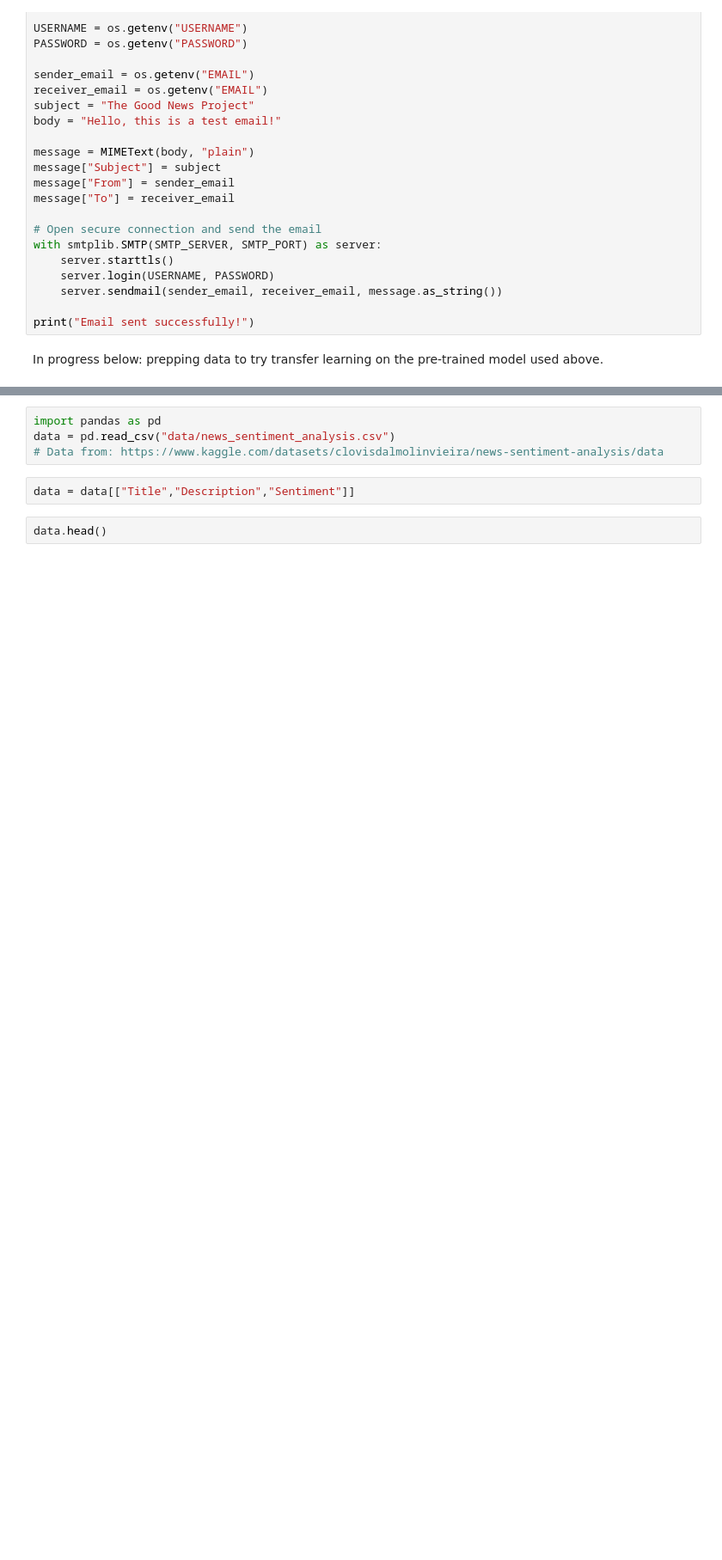
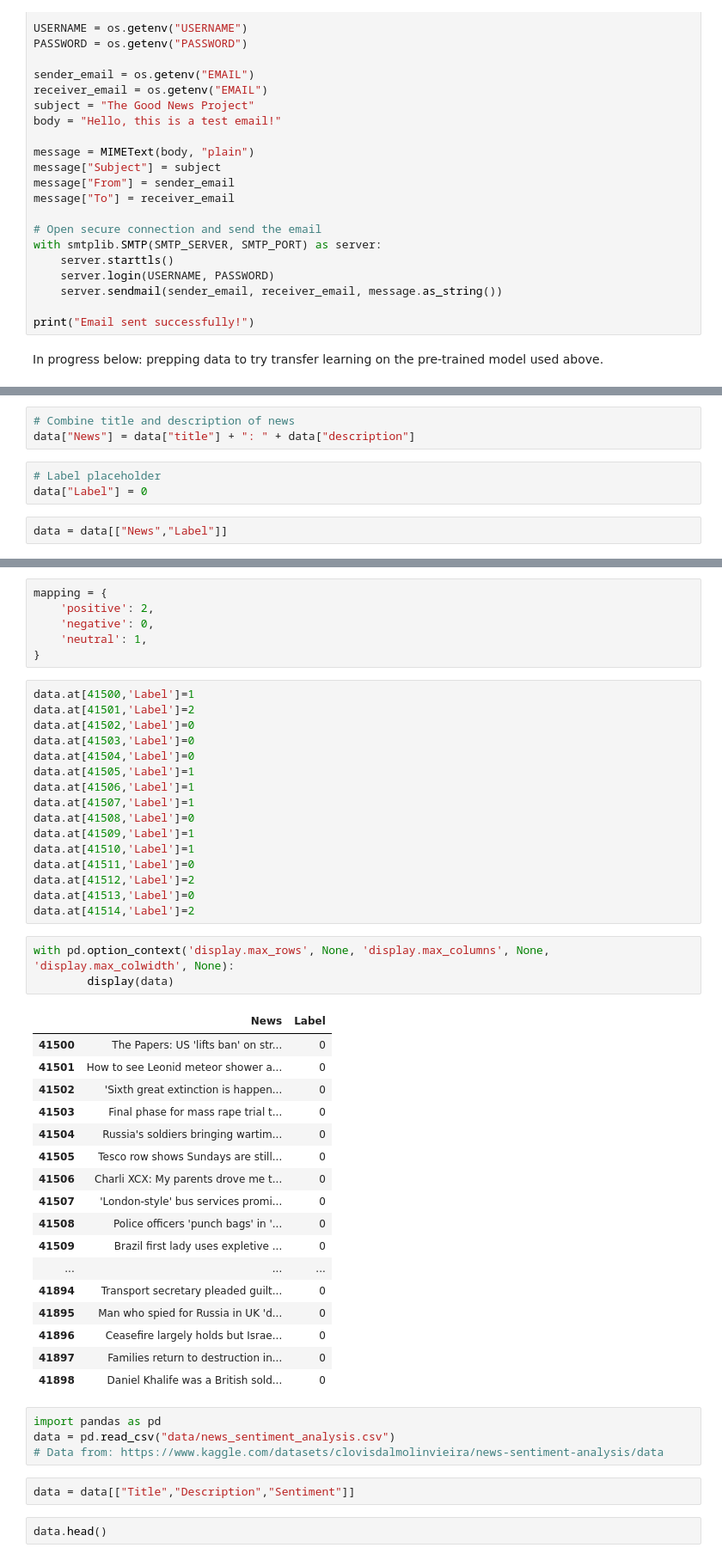
Before and after one commit to badek23/happy-news-sentiment, a Jupyter notebook: news-sentiment.ipynb, the cells around one changed output, grey strips where cells are left out. Shown at 86% size. Drawn from its saved outputs; the diff is of its cells as text; blank space fills up the shorter version.

```diff
--- a/news-sentiment.ipynb
+++ b/news-sentiment.ipynb
@@ -117,0 +124,8 @@ In progress below: prepping data to try transfer learning on the pre-trained mod
+# %%
+# Combine title and description of news
+data["News"] = data["title"] + ": " + data["description"]
+# %%
+# Label placeholder
+data["Label"] = 0
+# %%
+data = data[["News","Label"]]
@@ -118,3 +141,46 @@ In progress below: prepping data to try transfer learning on the pre-trained mod
+# %%
+mapping = {
+    'positive': 2,
+    'negative': 0,
+    'neutral': 1,
+}
+# %%
+data.at[41500,'Label']=1
+data.at[41501,'Label']=2
+data.at[41502,'Label']=0
+data.at[41503,'Label']=0
+data.at[41504,'Label']=0
+data.at[41505,'Label']=1
+data.at[41506,'Label']=1
+data.at[41507,'Label']=1
+data.at[41508,'Label']=0
+data.at[41509,'Label']=1
+data.at[41510,'Label']=1
+data.at[41511,'Label']=0
+data.at[41512,'Label']=2
+data.at[41513,'Label']=0
+data.at[41514,'Label']=2
+# %%
+with pd.option_context('display.max_rows', None, 'display.max_columns', None, 'display.max_colwidth', None):
+        display(data)
+# %% [output]
+|  | News | Label |
+| 41500 | The Papers: US 'lifts ban' on str... | 0 |
+| 41501 | How to see Leonid meteor shower a... | 0 |
+| 41502 | 'Sixth great extinction is happen... | 0 |
+| 41503 | Final phase for mass rape trial t... | 0 |
+| 41504 | Russia's soldiers bringing wartim... | 0 |
+| 41505 | Tesco row shows Sundays are still... | 0 |
+| 41506 | Charli XCX: My parents drove me t... | 0 |
+| 41507 | 'London-style' bus services promi... | 0 |
+| 41508 | Police officers 'punch bags' in '... | 0 |
+| 41509 | Brazil first lady uses expletive ... | 0 |
+| ... | ... | ... |
+| 41894 | Transport secretary pleaded guilt... | 0 |
+| 41895 | Man who spied for Russia in UK 'd... | 0 |
+| 41896 | Ceasefire largely holds but Israe... | 0 |
+| 41897 | Families return to destruction in... | 0 |
+| 41898 | Daniel Khalife was a British sold... | 0 |
 # %%
 import pandas as pd
 data = pd.read_csv("data/news_sentiment_analysis.csv")
```
Also changed, not shown: parts of 8 cells of this notebook.
